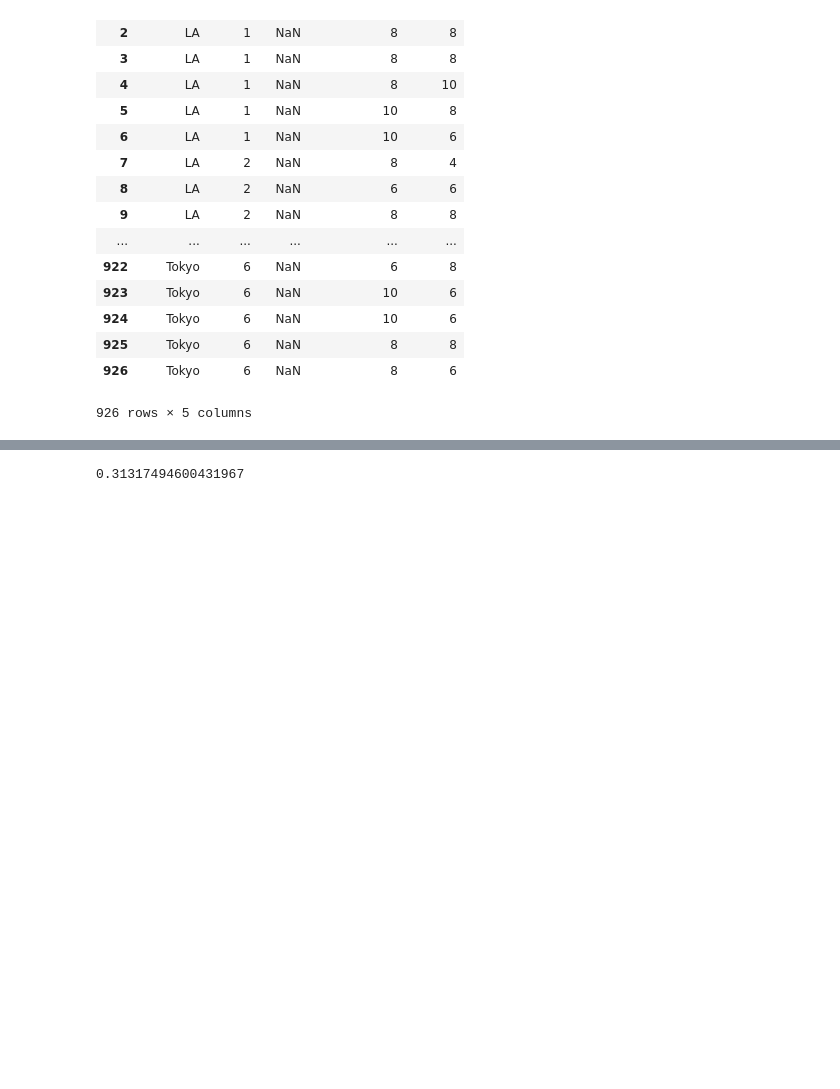
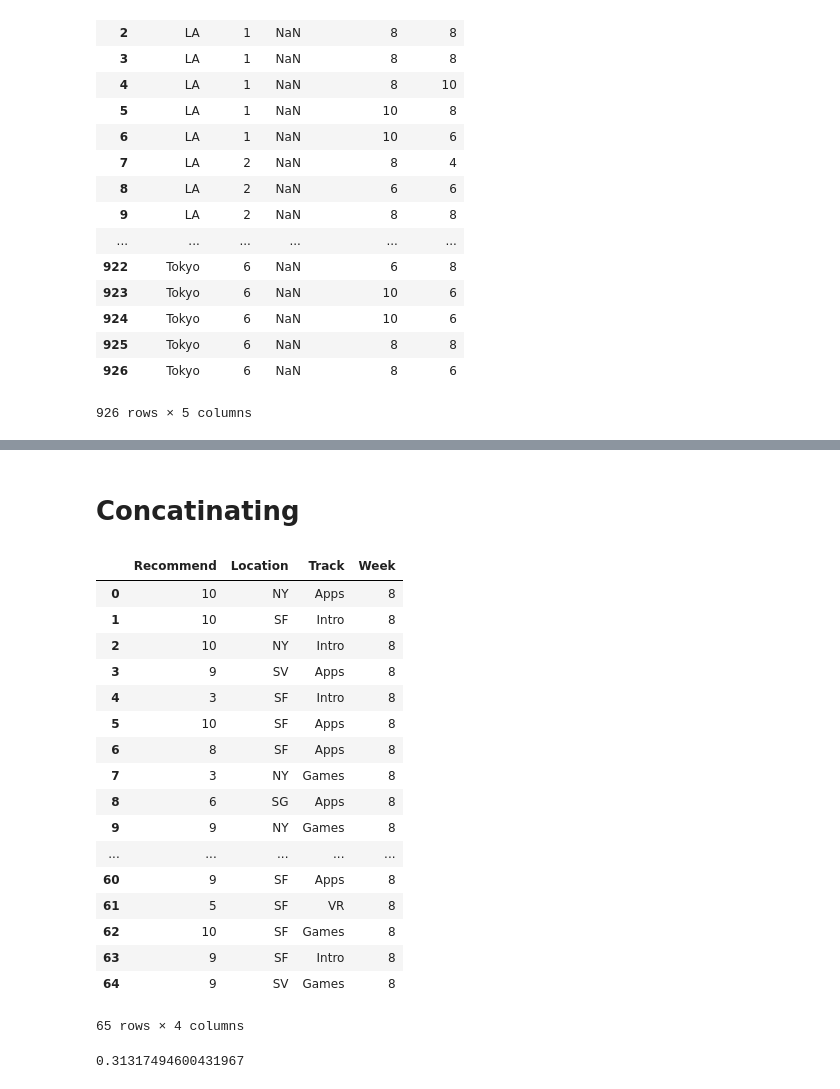
Before and after one commit to Sukhrobjon/DS-1.1, a Jupyter notebook: summer_academy_NPS/second_data_2016.ipynb, the cells around one changed output, grey strips where cells are left out. Saved outputs shown, nothing was run; the diff lists cells and outputs as text; code cells hidden in the pictures; blank space fills up the shorter version.

```diff
--- a/summer_academy_NPS/second_data_2016.ipynb
+++ b/summer_academy_NPS/second_data_2016.ipynb
@@ -169,0 +199,10 @@ df
+# %%
+# cleaning the track values
+old_track_values = df8["track"].value_counts().keys().tolist()
+new_track_values = ['Apps', 'Games', 'Intro', 'VR', 'Apps', 'Games']
+df8 = df8.replace(old_track_values, new_track_values)
+
+# Modifying the locations with 2 letter representation
+old_location_values = df8["location"].value_counts().keys().tolist()
+two_letter_location = ['SF', 'SV', 'NY', 'SG', 'LA']
+df8 = df8.replace(old_location_values, two_letter_location)
@@ -169,0 +235,3 @@ df
+# %%
+df8.rename(columns = {"track":"Track", "location":"Location", "How likely is it that you would recommend the Make School Summer Academy to a friend?":"Recommend"}, inplace = True)
+df8.head()
@@ -170,3 +245,26 @@ df
+# %% [markdown]
+# Concatinating
+# %%
+df8
+# %% [output]
+|  | Recommend | Location | Track | Week |
+| 0 | 10 | NY | Apps | 8 |
+| 1 | 10 | SF | Intro | 8 |
+| 2 | 10 | NY | Intro | 8 |
+| 3 | 9 | SV | Apps | 8 |
+| 4 | 3 | SF | Intro | 8 |
+| 5 | 10 | SF | Apps | 8 |
+| 6 | 8 | SF | Apps | 8 |
+| 7 | 3 | NY | Games | 8 |
+| 8 | 6 | SG | Apps | 8 |
+| 9 | 9 | NY | Games | 8 |
+| ... | ... | ... | ... | ... |
+| 60 | 9 | SF | Apps | 8 |
+| 61 | 5 | SF | VR | 8 |
+| 62 | 10 | SF | Games | 8 |
+| 63 | 9 | SF | Intro | 8 |
+| 64 | 9 | SV | Games | 8 |
+65 rows × 4 columns
 # %%
 len(df[df["Pacing"] > 7 ])/len(df["Pacing"])
 # %% [output]
```
Also changed, not shown: parts of 19 cells of this notebook, 1 other file.
